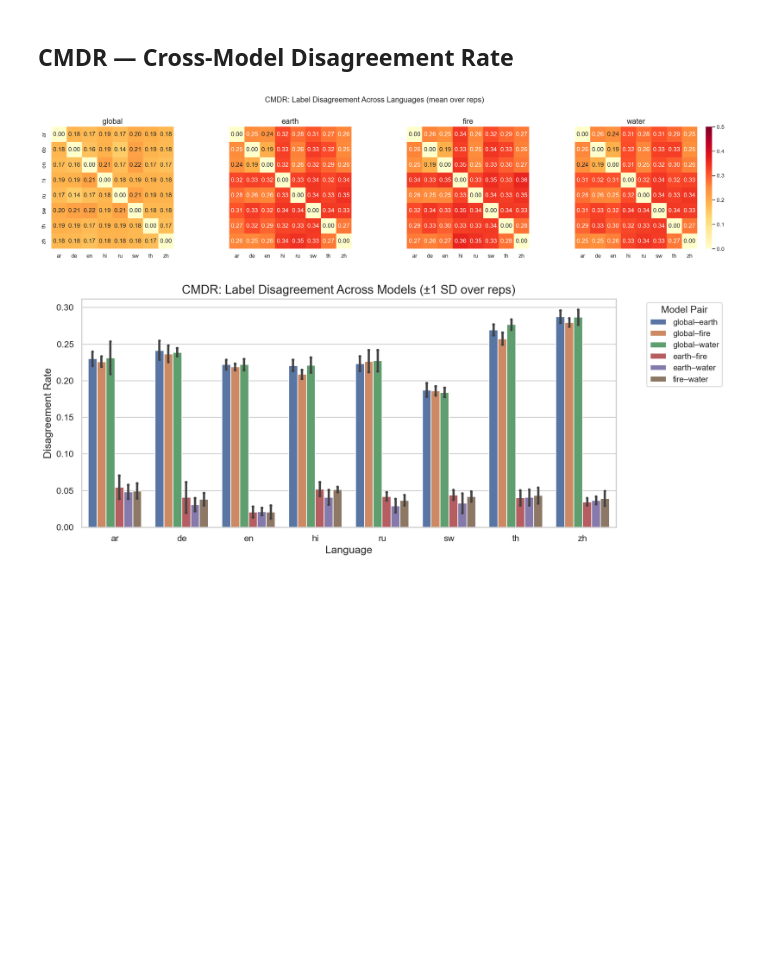
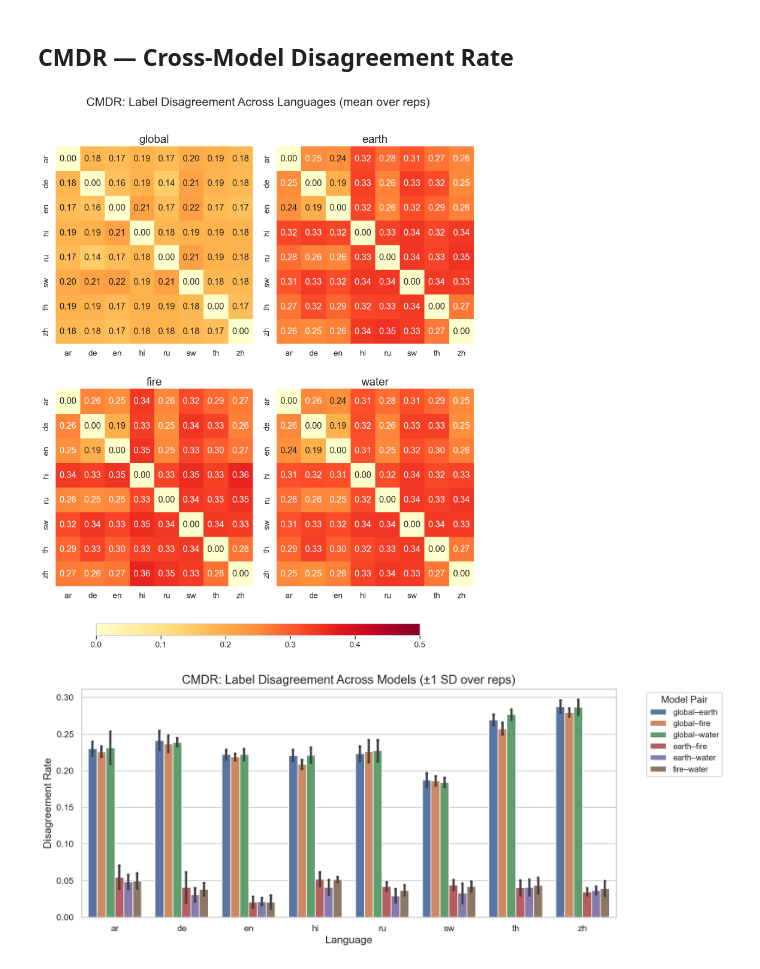
Before and after one commit to sinemmy/TinyAya_MapHallu, a Jupyter notebook: run_analysis/analysis.ipynb, the cells around one changed output. Cells and saved outputs as stored; diff of their text form; code cells hidden in the pictures; blank space fills up the shorter version.

Commit message:
new plots

```diff
--- a/run_analysis/analysis.ipynb
+++ b/run_analysis/analysis.ipynb
@@ -139,41 +188,50 @@ plt.show()
 # %%
 # CMDR across languages (per model): label disagreement between language pairs
 # Average heatmaps across all reps
 XNLI_LANGS = sorted(xnli_base["language"].unique())
 
-fig, axes = plt.subplots(1, len(MODEL_ORDER), figsize=(5 * len(MODEL_ORDER), 4.5), sharey=True)
+fig, axes = plt.subplots(2, 2, figsize=(12, 13))
+fig.subplots_adjust(wspace=0.12, hspace=0.2, bottom=0.12)
 
-for ax, model in zip(axes, MODEL_ORDER):
+for ax, model in zip(axes.flat, MODEL_ORDER):
     mdf = xnli_base[xnli_base["model"] == model]
     n_langs = len(XNLI_LANGS)
     disagree_all = []
 
     for rep in mdf["rep"].unique():
         rdf = mdf[mdf["rep"] == rep]
         pivot = rdf.pivot_table(index="sample_id", columns="language", values="parsed_label", aggfunc="first")
         disagree = pd.DataFrame(np.zeros((n_langs, n_langs)), index=XNLI_LANGS, columns=XNLI_LANGS)
         for l1, l2 in combinations(XNLI_LANGS, 2):
             if l1 in pivot.columns and l2 in pivot.columns:
                 mask = pivot[l1].notna() & pivot[l2].notna()
                 rate = (pivot.loc[mask, l1] != pivot.loc[mask, l2]).mean()
                 disagree.loc[l1, l2] = rate
                 disagree.loc[l2, l1] = rate
         disagree_all.append(disagree.values)
 
     mean_disagree = pd.DataFrame(
         np.mean(disagree_all, axis=0), index=XNLI_LANGS, columns=XNLI_LANGS
     )
     sns.heatmap(mean_disagree.astype(float), annot=True, fmt=".2f", cmap="YlOrRd",
-                vmin=0, vmax=0.5, ax=ax, cbar=model == MODEL_ORDER[-1],
-                square=True)
-    ax.set_title(model)
+                vmin=0, vmax=0.5, ax=ax, cbar=False,
+                square=True, annot_kws={"size": 14})
+    ax.set_title(model, fontsize=18)
+    ax.tick_params(labelsize=13)
 
-fig.suptitle("CMDR: Label Disagreement Across Languages (mean over reps)", fontsize=15, y=1.02)
-plt.tight_layout()
-fig.savefig(OUTPUT_DIR / "cmdr_lang_heatmaps.png")
+# Shared colorbar at the bottom, outside the subplots
+cbar_ax = fig.add_axes([0.2, 0.04, 0.6, 0.02])
+norm = plt.Normalize(vmin=0, vmax=0.5)
+sm = plt.cm.ScalarMappable(cmap="YlOrRd", norm=norm)
+sm.set_array([])
+cbar = fig.colorbar(sm, cax=cbar_ax, orientation="horizontal")
+cbar.ax.tick_params(labelsize=13)
+
+fig.suptitle("CMDR: Label Disagreement Across Languages (mean over reps)", fontsize=19, y=0.96)
+fig.savefig(OUTPUT_DIR / "cmdr_lang_heatmaps.png", bbox_inches="tight")
 plt.show()
 # %% [output]
-[figure, old version]
+[figure, new version]
 # %%
 # CMDR across models: label disagreement between model pairs per language (all reps)
 rows = []
```
Also changed, not shown: parts of 4 cells of this notebook, 6 other files.
